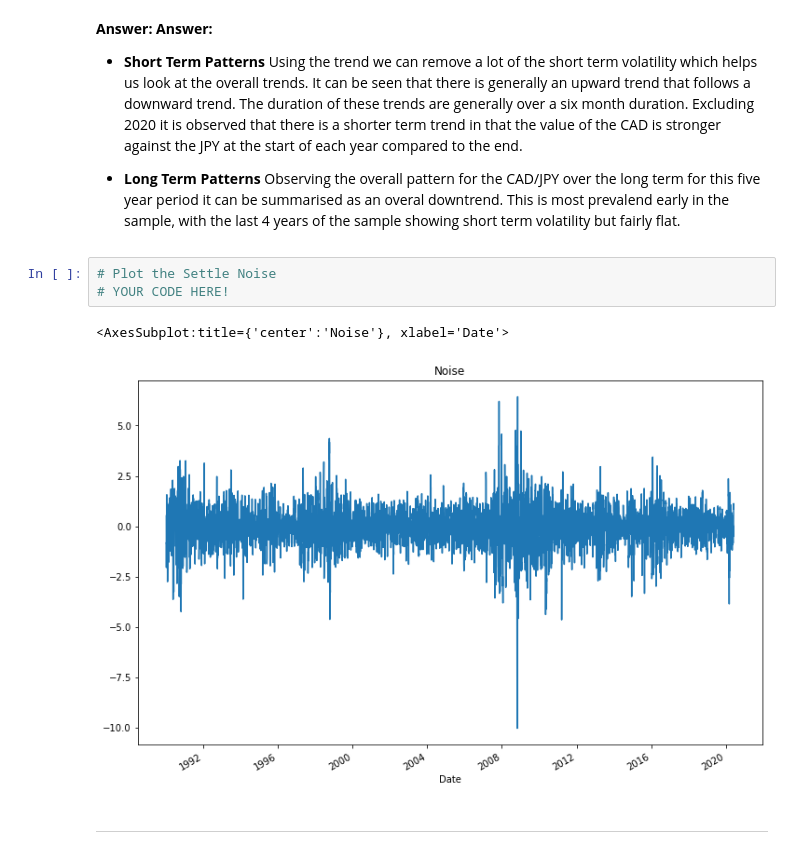
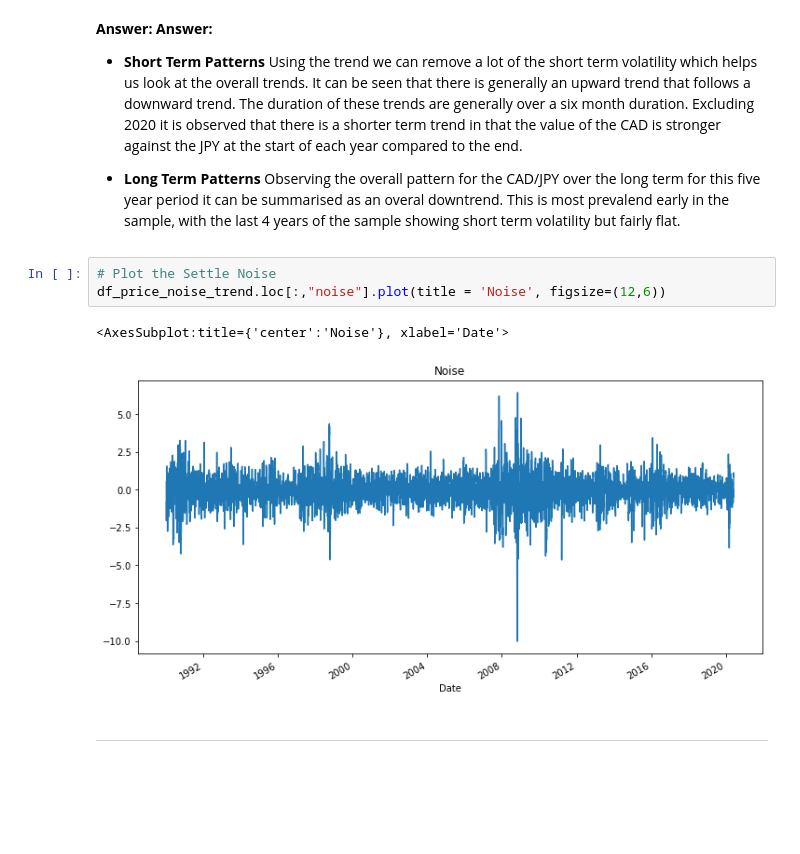
Before and after one commit to apfreeman/Unit-10-A-Yen-for-the-Future, a Jupyter notebook: Starter_Code/time_series_analysis.ipynb, the cells around one changed output. Drawn from its saved outputs; the diff is of its cells as text; blank space fills up the shorter version.

Commit message:
ver 0.3 - Draft(Decomposition Using a Hodrick-Prescott Filter - Noise)

```diff
--- a/Starter_Code/time_series_analysis.ipynb
+++ b/Starter_Code/time_series_analysis.ipynb
@@ -95,10 +95,10 @@ df_price_noise_trend.loc["2015":,["Price","trend"]].plot(title = 'Price vs Trend
 - **Long Term Patterns** Observing the overall pattern for the CAD/JPY over the long term for this five year period it can be summarised as an overal downtrend. This is most prevalend early in the sample, with the last 4 years of the sample showing short term volatility but fairly flat.
 # %%
 # Plot the Settle Noise
-# YOUR CODE HERE!
+df_price_noise_trend.loc[:,"noise"].plot(title = 'Noise', figsize=(12,6))
 # %% [output]
 <AxesSubplot:title={'center':'Noise'}, xlabel='Date'>
-[figure, old version]
+[figure, new version]
 # %% [markdown]
 ---
 # %% [markdown]
```
